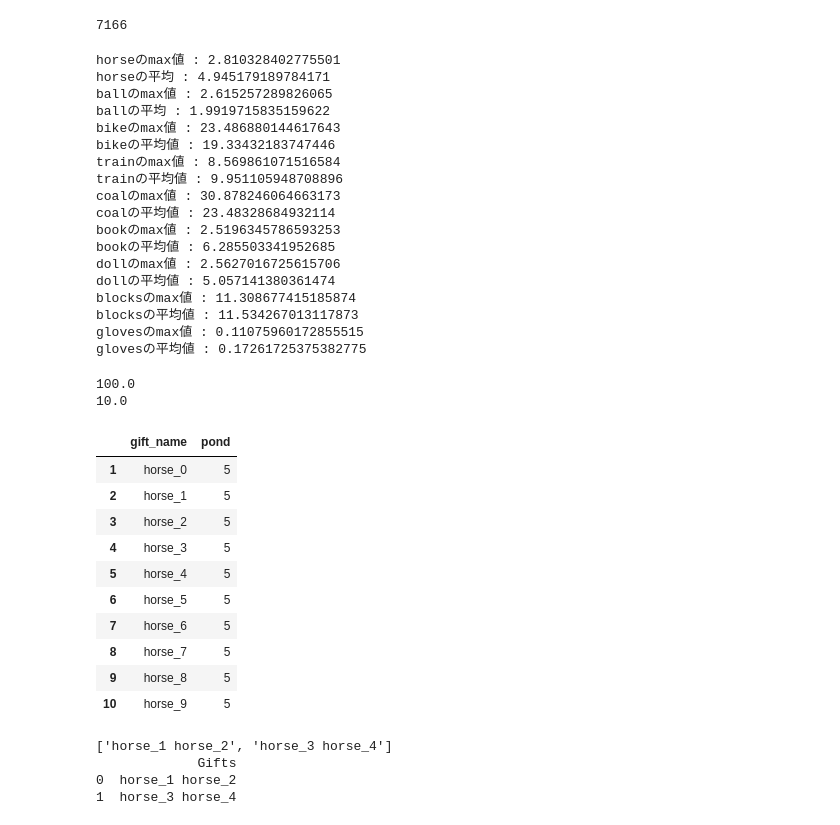
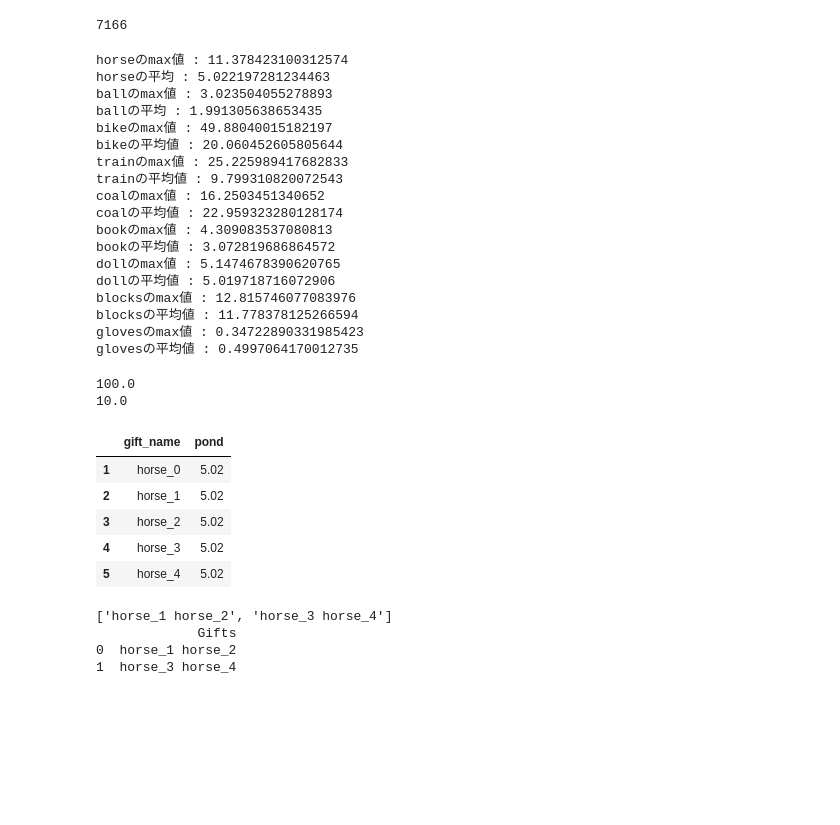
Before and after one commit to joooi13/Kaggle, a Jupyter notebook: Santa/notebook16147bed2e.ipynb, the cells around one changed output. Drawn from its saved outputs; the diff is of its cells as text; code cells hidden in the pictures; blank space fills up the shorter version.

```diff
--- a/Santa/notebook16147bed2e.ipynb
+++ b/Santa/notebook16147bed2e.ipynb
@@ -227,22 +227,22 @@ print(total_count)
 
 # numpy.random.normal ： 正規乱数
 
-horse = max(0, np.random.normal(5,2,horse_count)[0])
+horse = max(np.random.normal(5,2,horse_count))
 print("horseのmax値 :" ,horse)
 horse_mean = np.mean(np.random.normal(5,2,horse_count))
 print("horseの平均 :" ,horse_mean)
 
-ball = max(0, 1 + np.random.normal(1,0.3,ball_count)[0])
+ball = max(1 + np.random.normal(1,0.3,ball_count))
 print("ballのmax値 :" ,ball)
 ball_mean = np.mean(1 + np.random.normal(1,0.3,ball_count))
 print("ballの平均 :" ,ball_mean)
 
-bike = max(0, np.random.normal(20,10,bike_count)[0])
+bike = max(np.random.normal(20,10,bike_count))
 print("bikeのmax値 :" ,bike)
 bike_mean = np.mean(np.random.normal(20,10,bike_count))
 print("bikeの平均値 :" ,bike_mean)
 
-train = max(0, np.random.normal(10,5,train_count)[0])
+train = max(np.random.normal(10,5,train_count))
 print("trainのmax値 :" ,train)
 train_mean = np.mean(np.random.normal(10,5,train_count))
 print("trainの平均値 :" ,train_mean)
@@ -284,24 +284,24 @@ print("glovesのmax値 :" ,gloves)
 gloves_mean = np.mean(3.0 + np.random.rand(1)[0] if np.random.rand(1) < 0.3 else np.random.rand(1))
 print("glovesの平均値 :" ,gloves_mean)
 # %% [output]
-horseのmax値 : 2.810328402775501
-horseの平均 : 4.945179189784171
-ballのmax値 : 2.615257289826065
-ballの平均 : 1.9919715835159622
-bikeのmax値 : 23.486880144617643
-bikeの平均値 : 19.33432183747446
-trainのmax値 : 8.569861071516584
-trainの平均値 : 9.951105948708896
-coalのmax値 : 30.878246064663173
-coalの平均値 : 23.48328684932114
-bookのmax値 : 2.5196345786593253
-bookの平均値 : 6.285503341952685
-dollのmax値 : 2.5627016725615706
-dollの平均値 : 5.057141380361474
-blocksのmax値 : 11.308677415185874
-blocksの平均値 : 11.534267013117873
-glovesのmax値 : 0.11075960172855515
-glovesの平均値 : 0.17261725375382775
+horseのmax値 : 11.378423100312574
+horseの平均 : 5.022197281234463
+ballのmax値 : 3.023504055278893
+ballの平均 : 1.991305638653435
+bikeのmax値 : 49.88040015182197
+bikeの平均値 : 20.060452605805644
+trainのmax値 : 25.225989417682833
+trainの平均値 : 9.799310820072543
+coalのmax値 : 16.2503451340652
+coalの平均値 : 22.959323280128174
+bookのmax値 : 4.309083537080813
+bookの平均値 : 3.072819686864572
+dollのmax値 : 5.1474678390620765
+dollの平均値 : 5.019718716072906
+blocksのmax値 : 12.815746077083976
+blocksの平均値 : 11.778378125266594
+glovesのmax値 : 0.34722890331985423
+glovesの平均値 : 0.4997064170012735
 # %%
 # 50ポンドを超えないように1000個に分配しなければならない
 # 例：horse_0 book_345 gloves_48 doll_873 train_714 coal23 bike_85
@@ -326,53 +326,49 @@ print(ans3)
 # データフレームを作成
 
 # こういうのを作る
 #name id pond
 #horse 1 5
 #horse 2 5
 #horse 3 5
 
 # 参考：https://kagglenote.com/misc/pandas_create_new_column_based_on_other_column/
 
 data = pd.read_csv('/content/gifts.csv',header=None,names=["gift_name"]);
 
 conditions = [
               data['gift_name'].str.contains('horse') ,
               data['gift_name'].str.contains('ball') ,
               data['gift_name'].str.contains('bike') ,
               data['gift_name'].str.contains('train') ,
               data['gift_name'].str.contains('coal') ,
               data['gift_name'].str.contains('book') ,
               data['gift_name'].str.contains('doll') ,
               data['gift_name'].str.contains('blocks') ,
               data['gift_name'].str.contains('groves') ,
               ]
 
 choices = [
-           horse_mean.round().astype(int),
-           ball_mean.round().astype(int),
-           bike_mean.round().astype(int),
-           train_mean.round().astype(int),
-           coal_mean.round().astype(int),
-           book_mean.round().astype(int),
-           doll_mean.round().astype(int),
-           blocks_mean.round().astype(int),
-           gloves_mean.round().astype(int),
+           horse_mean,
+           ball_mean,
+           bike_mean,
+           train_mean,
+           coal_mean,
+           book_mean,
+           doll_mean,
+           blocks_mean,
+           gloves_mean,
            ]
+pd.options.display.precision = 2
 data['pond']  = np.select(conditions, choices)
 data = data.drop([0])
-data.head(10)
+data.head()
 # %% [output]
 |  | gift_name | pond |
-| 1 | horse_0 | 5 |
-| 2 | horse_1 | 5 |
-| 3 | horse_2 | 5 |
-| 4 | horse_3 | 5 |
-| 5 | horse_4 | 5 |
-| 6 | horse_5 | 5 |
-| 7 | horse_6 | 5 |
-| 8 | horse_7 | 5 |
-| 9 | horse_8 | 5 |
-| 10 | horse_9 | 5 |
+| 1 | horse_0 | 5.02 |
+| 2 | horse_1 | 5.02 |
+| 3 | horse_2 | 5.02 |
+| 4 | horse_3 | 5.02 |
+| 5 | horse_4 | 5.02 |
 # %%
 #アウトプットのイメージを先に考える
 
```
Also changed, not shown: parts of 4 cells of this notebook.
